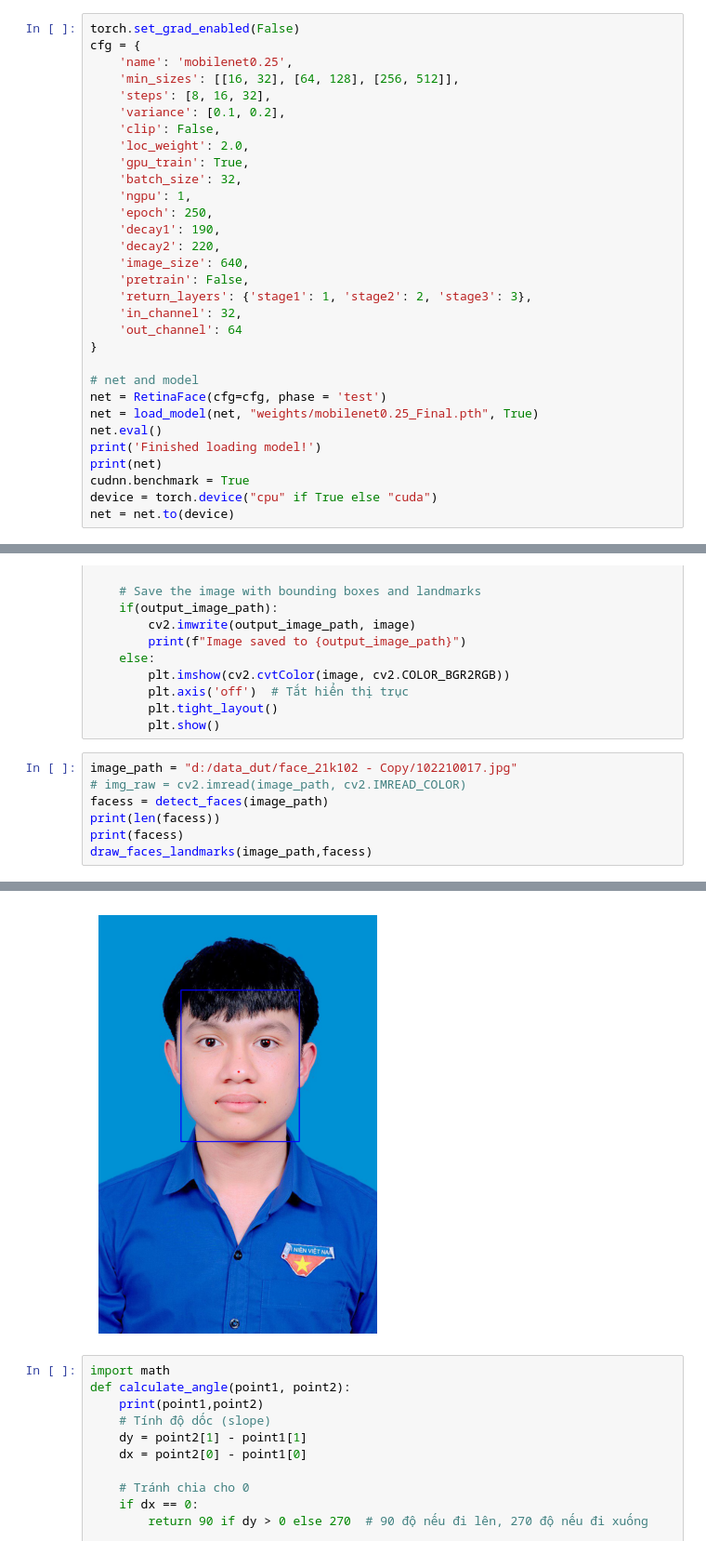
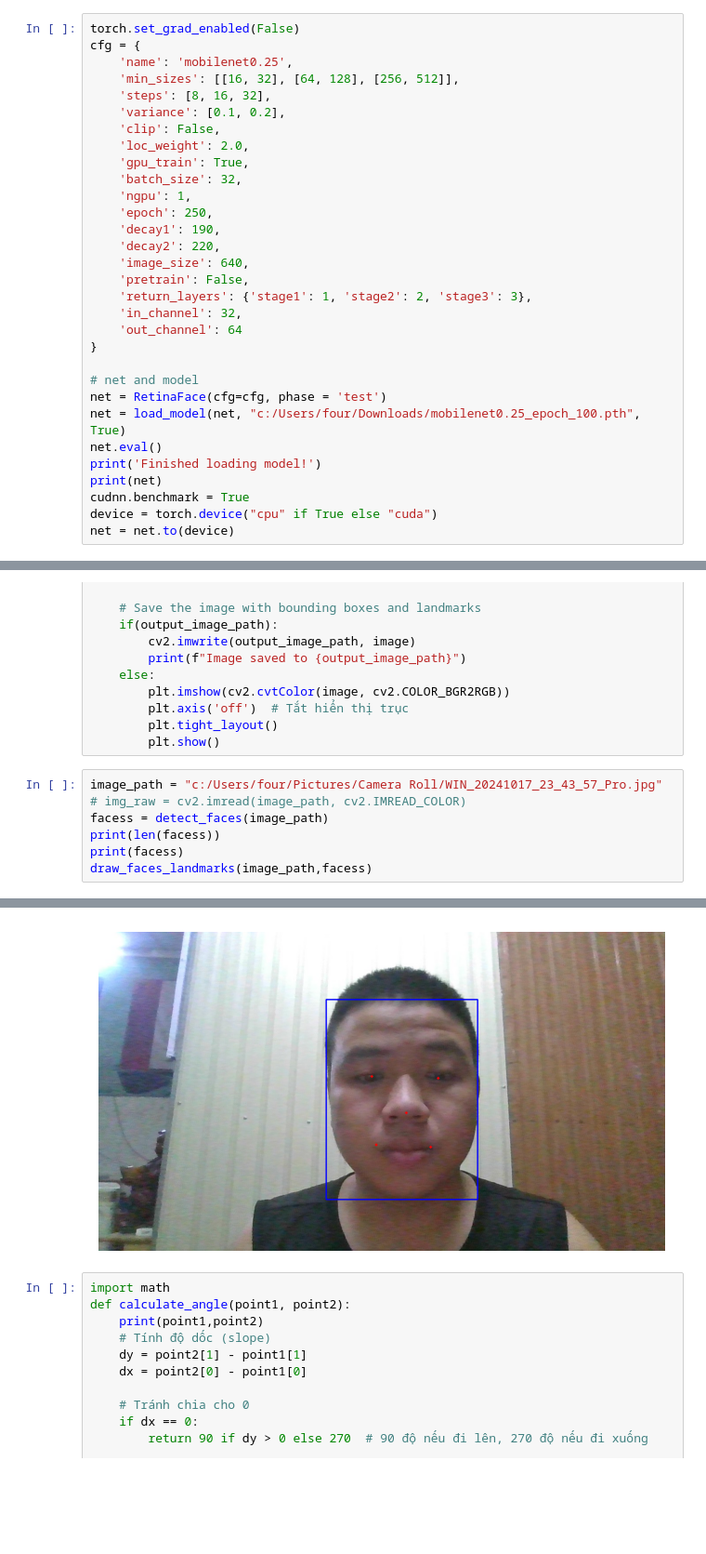
Before and after one commit to fclone01/Pytorch_Retinaface, a Jupyter notebook: test_image.ipynb, the cells around one changed output, grey strips where cells are left out. Shown: that part at 93% size. Drawn from its saved outputs; the diff is of its cells as text; blank space fills up the shorter version.

```diff
--- a/test_image.ipynb
+++ b/test_image.ipynb
@@ -74,7 +74,7 @@ cfg = {
 
 # net and model
 net = RetinaFace(cfg=cfg, phase = 'test')
-net = load_model(net, "weights/mobilenet0.25_Final.pth", True)
+net = load_model(net, "c:/Users/four/Downloads/mobilenet0.25_epoch_100.pth", True)
 net.eval()
 print('Finished loading model!')
 print(net)
@@ -224,7 +224,7 @@ def draw_faces_landmarks(image_path, faces_data, output_image_path=None):
         plt.tight_layout()
         plt.show()
 # %%
-image_path = "d:/data_dut/face_21k102 - Copy/102210017.jpg"
+image_path = "c:/Users/four/Pictures/Camera Roll/WIN_20241017_23_43_57_Pro.jpg"
 # img_raw = cv2.imread(image_path, cv2.IMREAD_COLOR)
 facess = detect_faces(image_path)
 print(len(facess))
@@ -236,4 +236,4 @@ draw_faces_landmarks(image_path,facess)
-[figure, old version]
+[figure, new version]
 # %%
 import math
 def calculate_angle(point1, point2):
```
Also changed, not shown: parts of 2 cells of this notebook, 5 other files.
